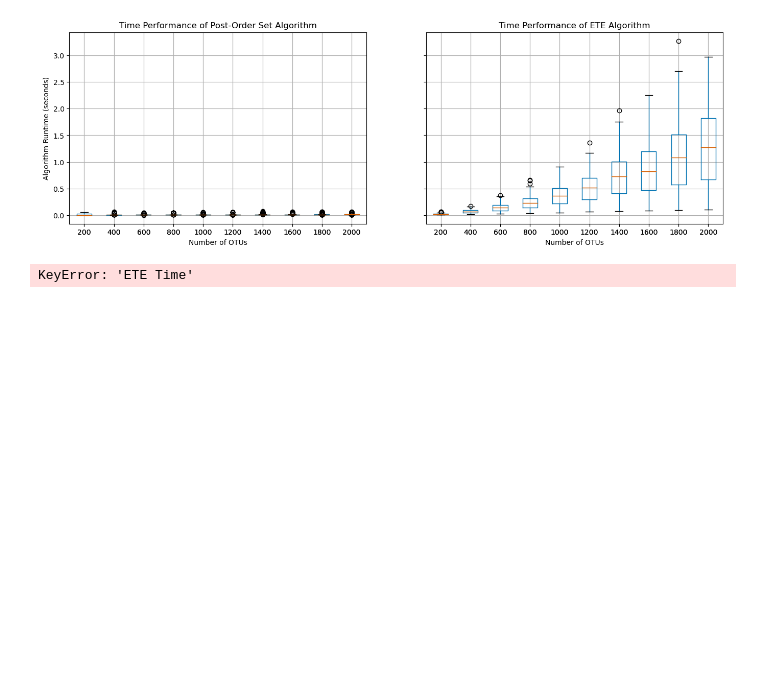
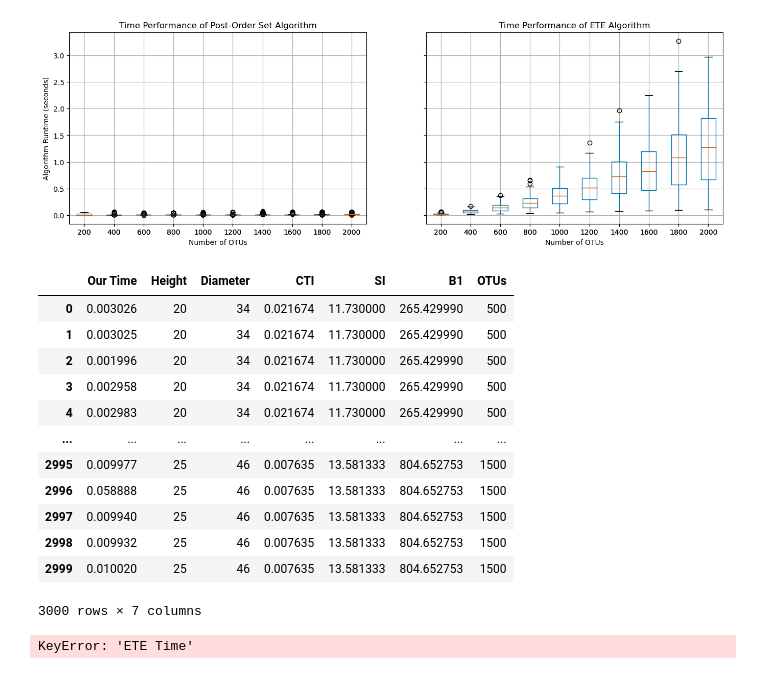
Before and after one commit to rhit-davisoc/OrthoParaTesting, a Jupyter notebook: Automated Tests/data_analysis.ipynb, the cells around one changed output. Drawn from its saved outputs; the diff is of its cells as text; code cells hidden in the pictures; blank space fills up the shorter version.

```diff
--- a/Automated Tests/data_analysis.ipynb
+++ b/Automated Tests/data_analysis.ipynb
@@ -187,6 +187,22 @@ ax[1].set_xlabel("Number of OTUs")
 # plt.savefig('./figures/compact_boxplot_runtime.png')
 # %% [output]
 [figure]
+# %%
+cc_df
+# %% [output]
+|  | Our Time | Height | Diameter | CTI | SI | B1 | OTUs |
+| 0 | 0.003026 | 20 | 34 | 0.021674 | 11.730000 | 265.429990 | 500 |
+| 1 | 0.003025 | 20 | 34 | 0.021674 | 11.730000 | 265.429990 | 500 |
+| 2 | 0.001996 | 20 | 34 | 0.021674 | 11.730000 | 265.429990 | 500 |
+| 3 | 0.002958 | 20 | 34 | 0.021674 | 11.730000 | 265.429990 | 500 |
+| 4 | 0.002983 | 20 | 34 | 0.021674 | 11.730000 | 265.429990 | 500 |
+| ... | ... | ... | ... | ... | ... | ... | ... |
+| 2995 | 0.009977 | 25 | 46 | 0.007635 | 13.581333 | 804.652753 | 1500 |
+| 2996 | 0.058888 | 25 | 46 | 0.007635 | 13.581333 | 804.652753 | 1500 |
+| 2997 | 0.009940 | 25 | 46 | 0.007635 | 13.581333 | 804.652753 | 1500 |
+| 2998 | 0.009932 | 25 | 46 | 0.007635 | 13.581333 | 804.652753 | 1500 |
+| 2999 | 0.010020 | 25 | 46 | 0.007635 | 13.581333 | 804.652753 | 1500 |
+3000 rows × 7 columns
 # %%
 plt.figure(figsize=(8, 6))
 ax = plt.axes()
```
Also changed, not shown: parts of 1 cell of this notebook, 2 other files.
